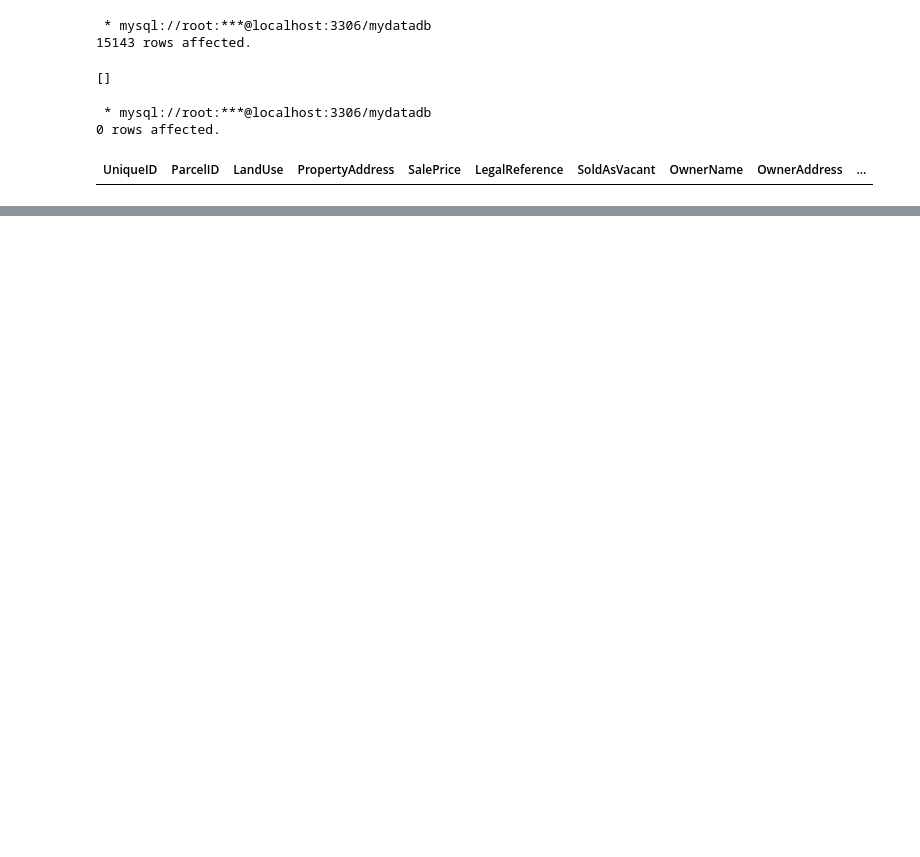
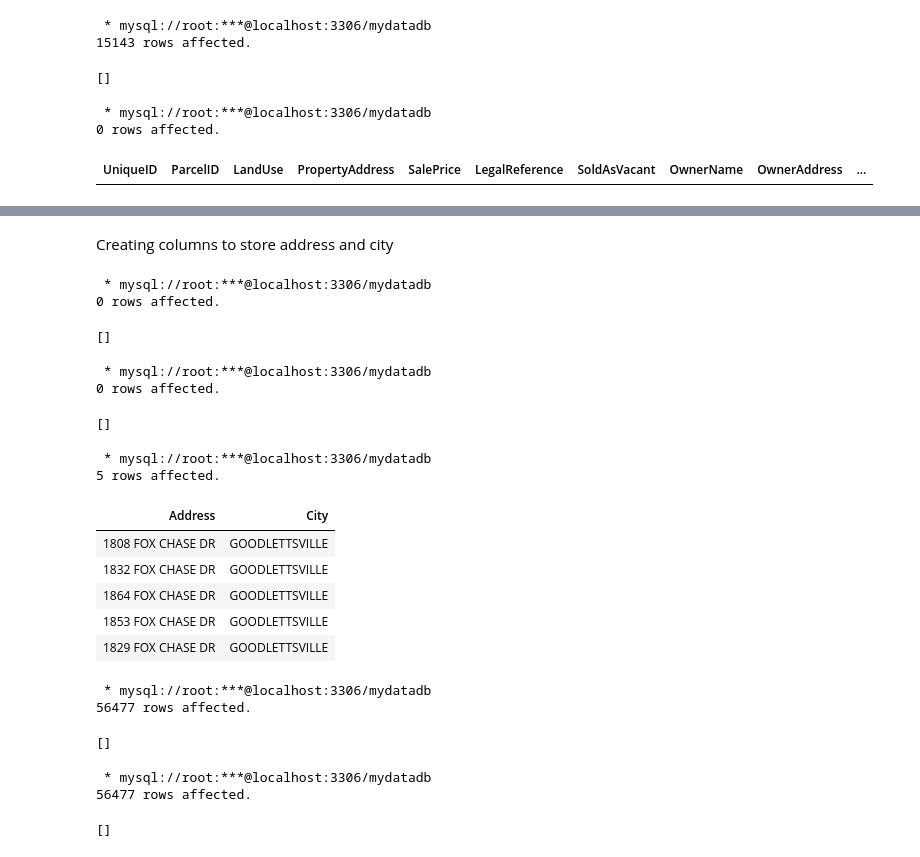
Before and after one commit to ncdas/Data_Cleaning_SQL-Nashville-Housing-Data, a Jupyter notebook: data_cleaning_nashville.ipynb, the cells around one changed output, grey strips where cells are left out. Drawn from its saved outputs; the diff is of its cells as text; code cells hidden in the pictures; blank space fills up the shorter version.

Commit message:
Update property address and city

```diff
--- a/data_cleaning_nashville.ipynb
+++ b/data_cleaning_nashville.ipynb
@@ -280,0 +248,54 @@ FROM Nashville_Housing_Data;]
+# %% [markdown]
+Creating columns to store address and city
+# %%
+%%sql
+
+ALTER TABLE Nashville_Housing_Data
+ADD property_address nvarchar(255);
+# %% [output]
+ * mysql://root:***@localhost:3306/mydatadb
+0 rows affected.
+[]
+# %%
+%%sql
+
+ALTER TABLE Nashville_Housing_Data
+ADD property_city nvarchar(255);
+# %% [output]
+ * mysql://root:***@localhost:3306/mydatadb
+0 rows affected.
+[]
+# %%
+%%sql
+
+SELECT SUBSTRING(PropertyAddress, 1, LOCATE(',', PropertyAddress)-1) Address,
+        SUBSTRING(PropertyAddress, LOCATE(',', PropertyAddress)+1, CHAR_LENGTH(PropertyAddress)) City
+FROM Nashville_Housing_Data
+LIMIT 5;
+# %% [output]
+ * mysql://root:***@localhost:3306/mydatadb
+5 rows affected.
+| Address | City |
+| 1808 FOX CHASE DR | GOODLETTSVILLE |
+| 1832 FOX CHASE DR | GOODLETTSVILLE |
+| 1864 FOX CHASE DR | GOODLETTSVILLE |
+| 1853 FOX CHASE DR | GOODLETTSVILLE |
+| 1829 FOX CHASE DR | GOODLETTSVILLE |
+# %%
+%%sql
+
+UPDATE Nashville_Housing_Data
+SET property_address = SUBSTRING(PropertyAddress, 1, LOCATE(',', PropertyAddress)-1);
+# %% [output]
+ * mysql://root:***@localhost:3306/mydatadb
+56477 rows affected.
+[]
+# %%
+%%sql
+
+UPDATE Nashville_Housing_Data
+SET property_city = SUBSTRING(PropertyAddress, LOCATE(',', PropertyAddress)+1, CHAR_LENGTH(PropertyAddress));
+# %% [output]
+ * mysql://root:***@localhost:3306/mydatadb
+56477 rows affected.
+[]
```
Also changed, not shown: parts of 13 cells of this notebook.
